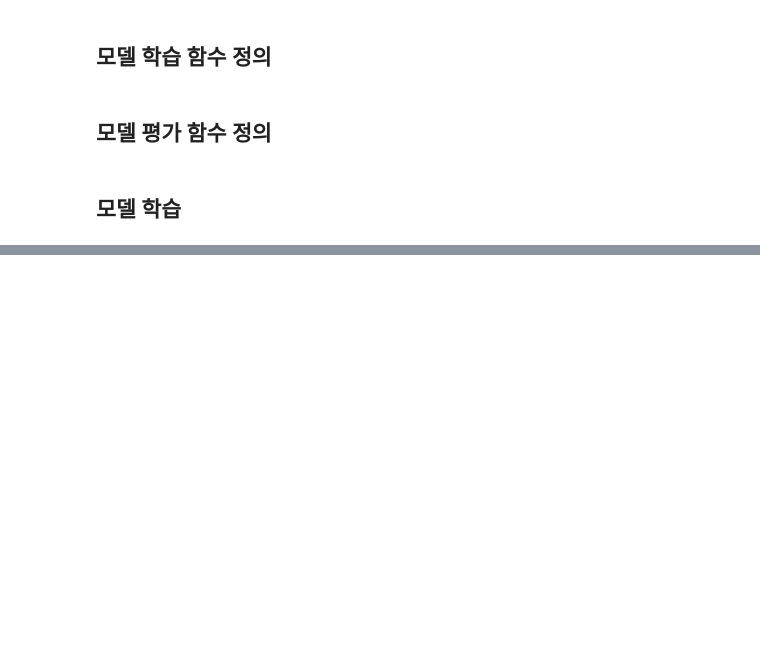
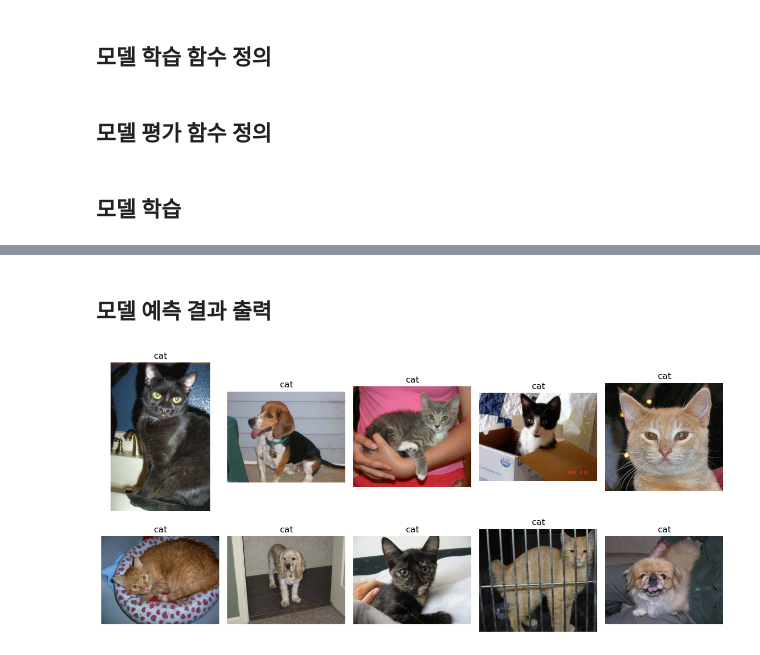
Before and after one commit to hyewwn/Torch_study, a Jupyter notebook: 3_cnn_2.ipynb, the cells around one changed output, grey strips where cells are left out. Drawn from its saved outputs; the diff is of its cells as text; code cells hidden in the pictures; blank space fills up the shorter version.

```diff
--- a/3_cnn_2.ipynb
+++ b/3_cnn_2.ipynb
@@ -393,0 +486,26 @@ def epoch_time(start_time, end_time):
+# %% [markdown]
+## 모델 예측 결과 출력
+# %%
+class_ = classes = {0:'cat', 1:'dog'}
+def display_image_grid(images_filepaths, predicted_labels=(), cols=5):
+  rows = len(images_filepaths) // cols
+  figure, ax = plt.subplots(nrows=rows, ncols=cols, figsize=(12, 6))
+  for i, image_filepath in enumerate(images_filepaths):
+    image = cv2.imread(image_filepath)
+    image = cv2.cvtColor(image, cv2.COLOR_BGR2RGB)
+
+    a = random.choice(res['id'].values)
+    label = res.loc[res['id'] == a, 'label'].values[0]
+
+    if label > 0.5:
+      label = 1
+    else:
+      label = 0
+    ax.ravel()[i].imshow(image)
+    ax.ravel()[i].set_title(class_[label])
+    ax.ravel()[i].set_axis_off()
+  plt.tight_layout()
+  plt.show()
+display_image_grid(test_images_filepaths)
+# %% [output]
+[figure, added]
```
Also changed, not shown: parts of 7 cells of this notebook.
